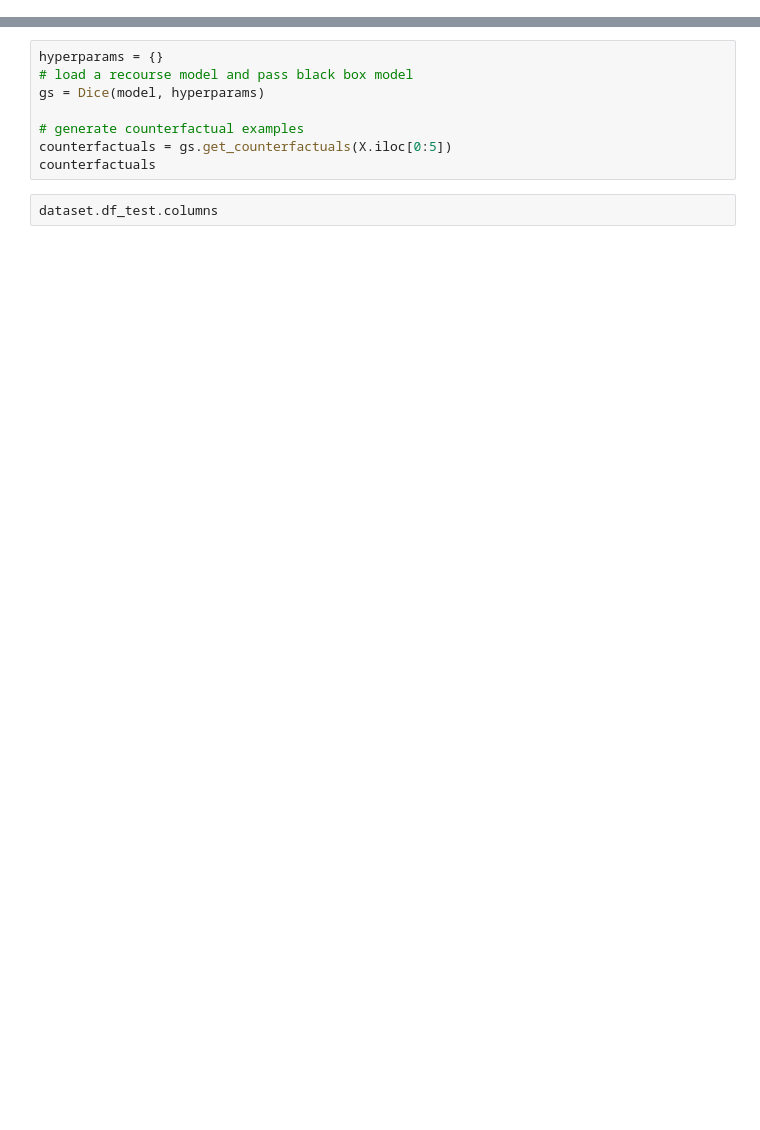
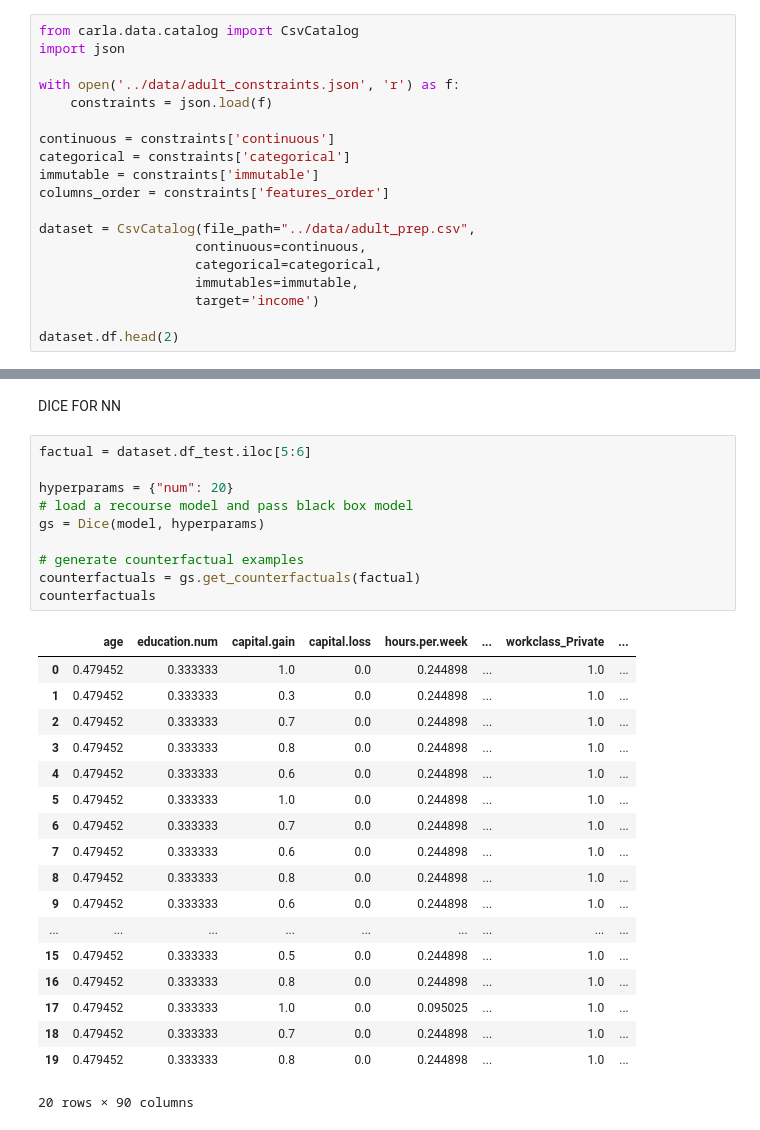
Before and after one commit to istepka/MCSECE, a Jupyter notebook: src/carla_case_study.ipynb, the cells around one changed output, grey strips where cells are left out. Saved outputs shown, nothing was run; the diff lists cells and outputs as text; blank space fills up the shorter version.

Commit message:
Test all carla recourse methods compatible with tf

```diff
--- a/src/carla_case_study.ipynb
+++ b/src/carla_case_study.ipynb
@@ -146,0 +17,19 @@ dataset = CsvCatalog(file_path="../data/adult.csv",
+# %%
+from carla.data.catalog import CsvCatalog
+import json
+
+with open('../data/adult_constraints.json', 'r') as f:
+    constraints = json.load(f)
+
+continuous = constraints['continuous']
+categorical = constraints['categorical']
+immutable = constraints['immutable']
+columns_order = constraints['features_order']
+
+dataset = CsvCatalog(file_path="../data/adult_prep.csv",
+                    continuous=continuous,
+                    categorical=categorical,
+                    immutables=immutable,
+                    target='income')
+
+dataset.df.head(2)
@@ -150,10 +48,31 @@ model = TFModelAdult(dataset)
+# %% [markdown]
+DICE FOR NN
 # %%
-hyperparams = {}
+factual = dataset.df_test.iloc[5:6]
+
+hyperparams = {"num": 20}
 # load a recourse model and pass black box model
 gs = Dice(model, hyperparams)
 
 # generate counterfactual examples
-counterfactuals = gs.get_counterfactuals(X.iloc[0:5])
+counterfactuals = gs.get_counterfactuals(factual)
 counterfactuals
+# %% [output]
+|  | age | education.num | capital.gain | capital.loss | hours.per.week | ... | workclass_Private | ... |
+| 0 | 0.479452 | 0.333333 | 1.0 | 0.0 | 0.244898 | ... | 1.0 | ... |
+| 1 | 0.479452 | 0.333333 | 0.3 | 0.0 | 0.244898 | ... | 1.0 | ... |
+| 2 | 0.479452 | 0.333333 | 0.7 | 0.0 | 0.244898 | ... | 1.0 | ... |
+| 3 | 0.479452 | 0.333333 | 0.8 | 0.0 | 0.244898 | ... | 1.0 | ... |
+| 4 | 0.479452 | 0.333333 | 0.6 | 0.0 | 0.244898 | ... | 1.0 | ... |
+| 5 | 0.479452 | 0.333333 | 1.0 | 0.0 | 0.244898 | ... | 1.0 | ... |
+| 6 | 0.479452 | 0.333333 | 0.7 | 0.0 | 0.244898 | ... | 1.0 | ... |
+| 7 | 0.479452 | 0.333333 | 0.6 | 0.0 | 0.244898 | ... | 1.0 | ... |
+| 8 | 0.479452 | 0.333333 | 0.8 | 0.0 | 0.244898 | ... | 1.0 | ... |
+| 9 | 0.479452 | 0.333333 | 0.6 | 0.0 | 0.244898 | ... | 1.0 | ... |
+| ... | ... | ... | ... | ... | ... | ... | ... | ... |
+| 15 | 0.479452 | 0.333333 | 0.5 | 0.0 | 0.244898 | ... | 1.0 | ... |
+| 16 | 0.479452 | 0.333333 | 0.8 | 0.0 | 0.244898 | ... | 1.0 | ... |
+| 17 | 0.479452 | 0.333333 | 1.0 | 0.0 | 0.095025 | ... | 1.0 | ... |
+| 18 | 0.479452 | 0.333333 | 0.7 | 0.0 | 0.244898 | ... | 1.0 | ... |
+| 19 | 0.479452 | 0.333333 | 0.8 | 0.0 | 0.244898 | ... | 1.0 | ... |
+20 rows × 90 columns
-# %%
-dataset.df_test.columns
```
Also changed, not shown: parts of 23 cells of this notebook, 8 other files.
